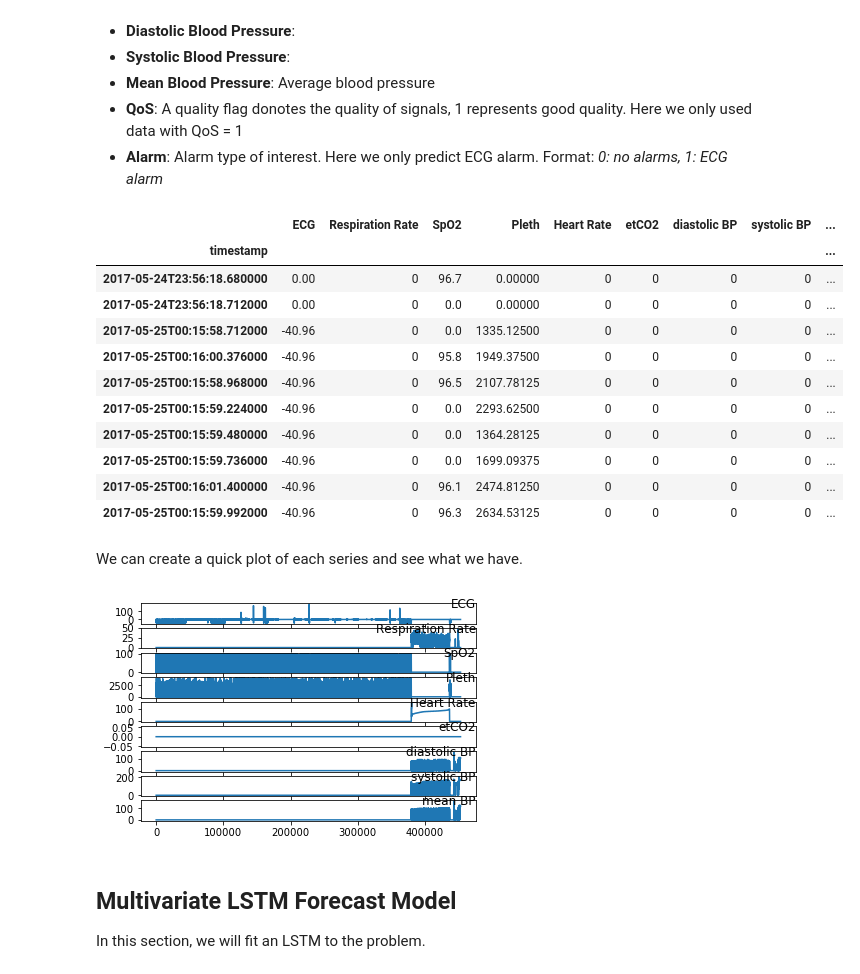
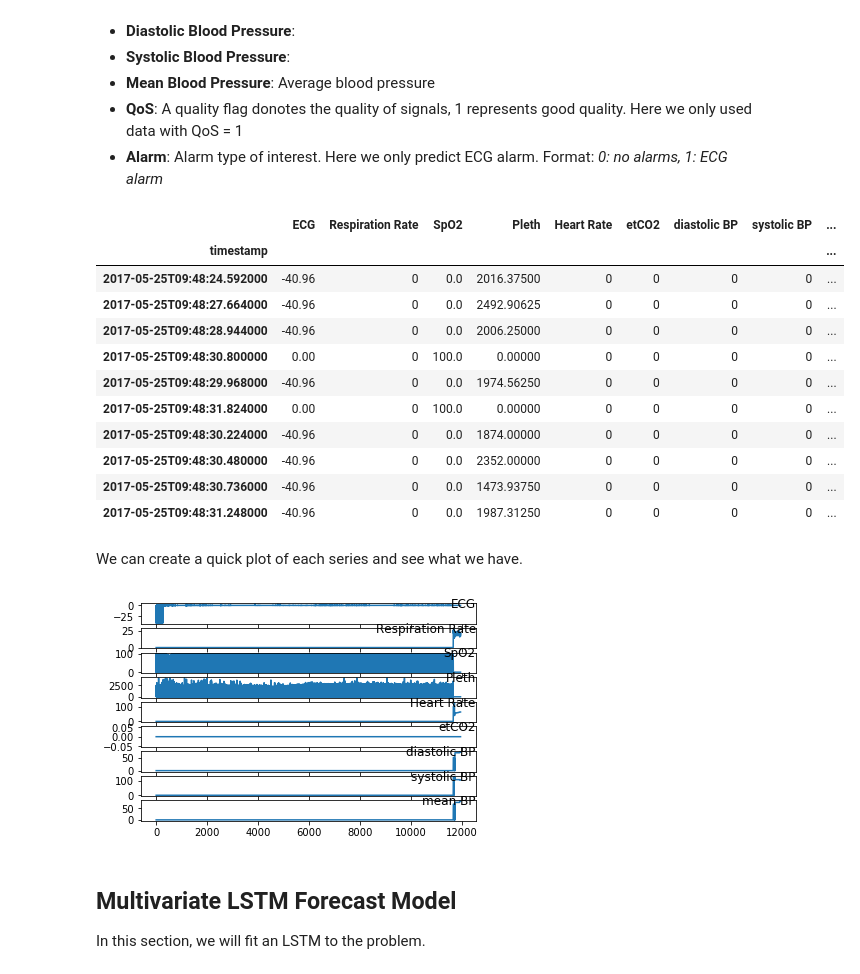
Before and after one commit to abhishekdutta/healthcare-predictive, a Jupyter notebook: notebooks/LSTM Multivariate Forecasting.ipynb, the cells around one changed output. Cells and saved outputs as stored; diff of their text form; code cells hidden in the pictures.

```diff
--- a/notebooks/LSTM Multivariate Forecasting.ipynb
+++ b/notebooks/LSTM Multivariate Forecasting.ipynb
@@ -17,23 +17,23 @@ The data used in this notebook is a preprocessed dataset from 2017-05-25 hospita
 # %%
 from pandas import read_csv
 from matplotlib import pyplot
 
 # load dataset
-dataset = read_csv('../../clean_data/Current_Model/ECG_avg.csv', header=0, index_col=0)
+dataset = read_csv('../../clean_data/Current_Model/ECG_5mins_avg.csv', header=0, index_col=0)
 dataset.head(10)
 # %% [output]
 |  | ECG | Respiration Rate | SpO2 | Pleth | Heart Rate | etCO2 | diastolic BP | systolic BP | ... |
 | timestamp |  |  |  |  |  |  |  |  | ... |
-| 2017-05-24T23:56:18.680000 | 0.00 | 0 | 96.7 | 0.00000 | 0 | 0 | 0 | 0 | ... |
-| 2017-05-24T23:56:18.712000 | 0.00 | 0 | 0.0 | 0.00000 | 0 | 0 | 0 | 0 | ... |
-| 2017-05-25T00:15:58.712000 | -40.96 | 0 | 0.0 | 1335.12500 | 0 | 0 | 0 | 0 | ... |
-| 2017-05-25T00:16:00.376000 | -40.96 | 0 | 95.8 | 1949.37500 | 0 | 0 | 0 | 0 | ... |
-| 2017-05-25T00:15:58.968000 | -40.96 | 0 | 96.5 | 2107.78125 | 0 | 0 | 0 | 0 | ... |
-| 2017-05-25T00:15:59.224000 | -40.96 | 0 | 0.0 | 2293.62500 | 0 | 0 | 0 | 0 | ... |
-| 2017-05-25T00:15:59.480000 | -40.96 | 0 | 0.0 | 1364.28125 | 0 | 0 | 0 | 0 | ... |
-| 2017-05-25T00:15:59.736000 | -40.96 | 0 | 0.0 | 1699.09375 | 0 | 0 | 0 | 0 | ... |
-| 2017-05-25T00:16:01.400000 | -40.96 | 0 | 96.1 | 2474.81250 | 0 | 0 | 0 | 0 | ... |
-| 2017-05-25T00:15:59.992000 | -40.96 | 0 | 96.3 | 2634.53125 | 0 | 0 | 0 | 0 | ... |
+| 2017-05-25T09:48:24.592000 | -40.96 | 0 | 0.0 | 2016.37500 | 0 | 0 | 0 | 0 | ... |
+| 2017-05-25T09:48:27.664000 | -40.96 | 0 | 0.0 | 2492.90625 | 0 | 0 | 0 | 0 | ... |
+| 2017-05-25T09:48:28.944000 | -40.96 | 0 | 0.0 | 2006.25000 | 0 | 0 | 0 | 0 | ... |
+| 2017-05-25T09:48:30.800000 | 0.00 | 0 | 100.0 | 0.00000 | 0 | 0 | 0 | 0 | ... |
+| 2017-05-25T09:48:29.968000 | -40.96 | 0 | 0.0 | 1974.56250 | 0 | 0 | 0 | 0 | ... |
+| 2017-05-25T09:48:31.824000 | 0.00 | 0 | 100.0 | 0.00000 | 0 | 0 | 0 | 0 | ... |
+| 2017-05-25T09:48:30.224000 | -40.96 | 0 | 0.0 | 1874.00000 | 0 | 0 | 0 | 0 | ... |
+| 2017-05-25T09:48:30.480000 | -40.96 | 0 | 0.0 | 2352.00000 | 0 | 0 | 0 | 0 | ... |
+| 2017-05-25T09:48:30.736000 | -40.96 | 0 | 0.0 | 1473.93750 | 0 | 0 | 0 | 0 | ... |
+| 2017-05-25T09:48:31.248000 | -40.96 | 0 | 0.0 | 1987.31250 | 0 | 0 | 0 | 0 | ... |
 # %% [markdown]
 We can create a quick plot of each series and see what we have.
 # %%
@@ -50,7 +50,7 @@ for group in groups:
     i += 1
 pyplot.show()
 # %% [output]
-[figure, old version]
+[figure, new version]
 # %% [markdown]
 ## Multivariate LSTM Forecast Model
 In this section, we will fit an LSTM to the problem.
```
Also changed, not shown: parts of 11 cells of this notebook, 5 other files.
